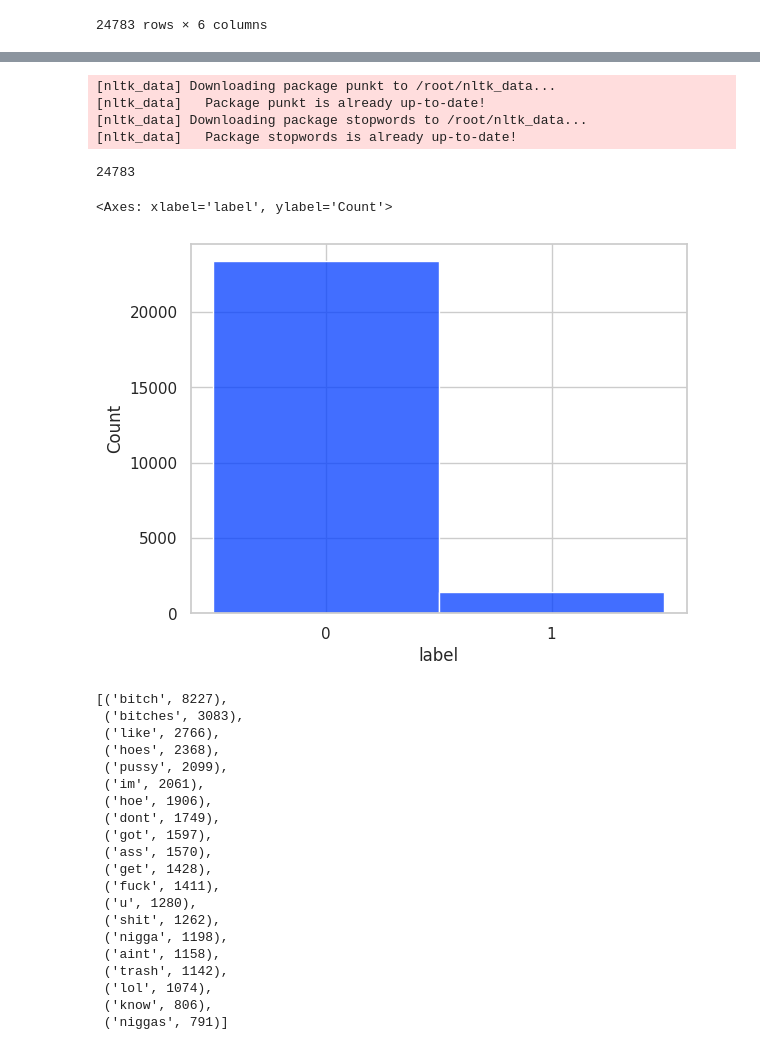
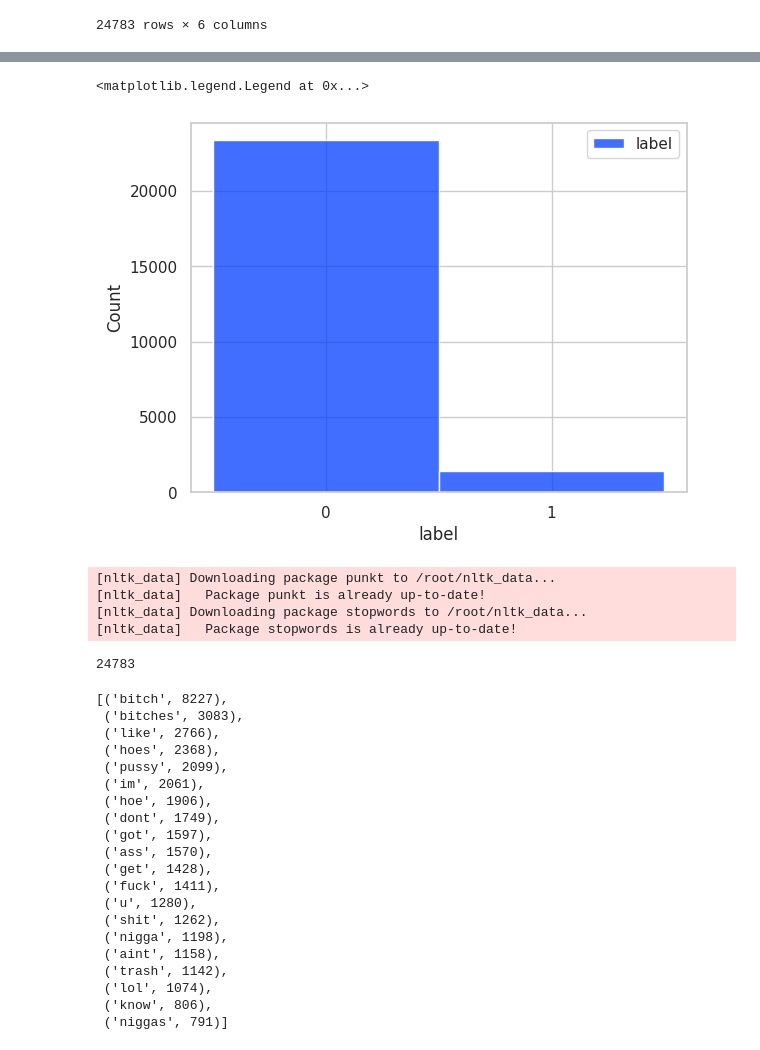
Before and after one commit to jiuyuanx/Application-of-NLP-and-LLM, a Jupyter notebook: A3-HateSpeech-Classification/HateSpeech_Classification_TransformerEncoder.ipynb, the cells around one changed output, grey strips where cells are left out. Cells and saved outputs as stored; diff of their text form; code cells hidden in the pictures.

```diff
--- a/A3-HateSpeech-Classification/HateSpeech_Classification_TransformerEncoder.ipynb
+++ b/A3-HateSpeech-Classification/HateSpeech_Classification_TransformerEncoder.ipynb
@@ -29,6 +34,13 @@ df
 # assigning variables to essential columns
 data = df['clean_tweets']
 label = df['label']
+# %%
+sns.set(style = 'whitegrid', palette='bright')
+sns.histplot(pd.DataFrame(label)['label'].apply(lambda x:str(x)), label='label')
+plt.legend()
+# %% [output]
+<matplotlib.legend.Legend at 0x...>
+[figure, added]
 # %%
 import nltk
 from nltk.corpus import stopwords
@@ -49,12 +61,6 @@ len(processed_data)
 [nltk_data] Downloading package stopwords to /root/nltk_data...
 [nltk_data]   Package stopwords is already up-to-date!
 24783
-# %%
-sns.set(style = 'whitegrid', palette='bright')
-sns.histplot(pd.DataFrame(label)['label'].apply(lambda x:str(x)))
-# %% [output]
-<Axes: xlabel='label', ylabel='Count'>
-[figure, removed]
 # %%
 from nltk.probability import FreqDist
 all_tokens = [item for sublist in processed_data for item in sublist]
```
Also changed, not shown: parts of 2 cells of this notebook.
